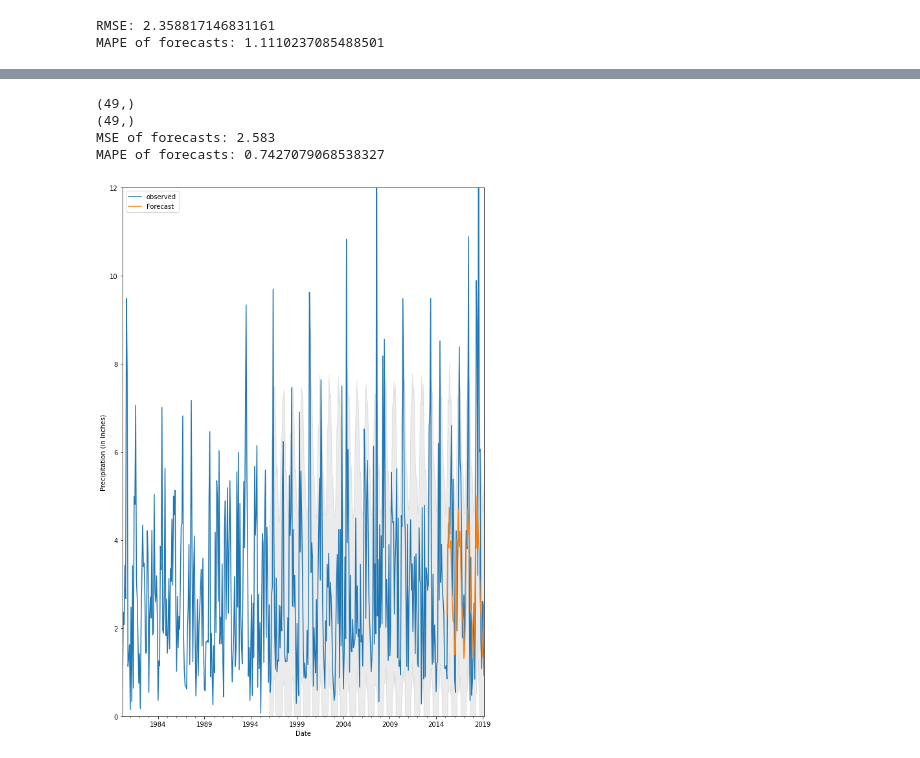
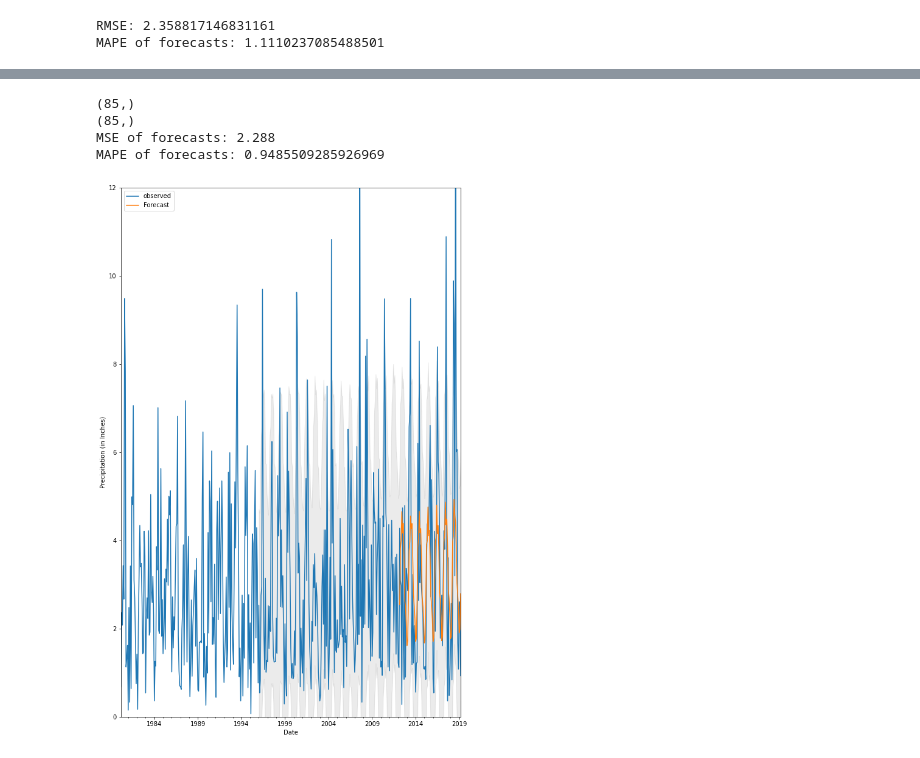
Before and after one commit to nathanasiou/weather-ML, a Jupyter notebook: model-SARIMA.ipynb, the cells around one changed output, grey strips where cells are left out. Drawn from its saved outputs; the diff is of its cells as text; code cells hidden in the pictures.

```diff
--- a/model-SARIMA.ipynb
+++ b/model-SARIMA.ipynb
@@ -75,7 +77,7 @@ from statsmodels.tsa.seasonal import seasonal_decompose
 result_add = seasonal_decompose(dprcp.PRCP[:], model = 'additive', extrapolate_trend = 'freq', freq = 91)
 
 # plot
-plt.rcParams.update({'figure.figsize': (10,15)})
-result_add.plot().suptitle('Additive Decompositiion')
+plt.rcParams.update({'figure.figsize': (10,18)})
+result_add.plot()
 # reasonably stable
 # %% [output]
@@ -168,7 +170,7 @@ SARIMA(1, 1, 1)x(1, 1, 1, 12)12 - AIC:5549.767815604442
 # %%
 import statsmodels.api as sm
 mod = sm.tsa.statespace.SARIMAX(one_step_df.PRCP_actual,
-                               order = (0,0,1),
+                               order = (0,1,1),
                                seasonal_order = (0,1,1,12),
                                enforce_stationarity = False,
                                enforce_inveribility = False)
@@ -331,32 +337,32 @@ MAPE of forecasts: 1.6035431148243746
 # %%
 # chunk 3
-pred3 = results.get_prediction(start=pd.to_datetime('2015-03-01'),end = pd.to_datetime('2019-03-01'), dynamic = False)
+pred3 = results.get_prediction(start=pd.to_datetime('2012-03-01'),end = pd.to_datetime('2019-03-01'), dynamic = False)
 pred3_ci = pred.conf_int()
 
 ax = one_step_df.PRCP_actual['1980-02-01':'2019-03-01'].plot(label='observed')
 pred3.predicted_mean.plot(ax=ax, label='Forecast')
 
 ax.fill_between(pred3_ci.index,
                pred3_ci.iloc[:,0],
                pred3_ci.iloc[:,1], color='k', alpha=.08)
 
 ax.set_xlabel('Date')
 ax.set_ylabel('Precipitation (in Inches)')
 plt.ylim([0,12])
 plt.xlim(['1980-03-01','2019-03-01'])
 plt.legend()
 
 y3_forecasted = pred3.predicted_mean
-y3_truth = one_step_df.PRCP_actual['2015-03-01':'2019-03-01']
+y3_truth = one_step_df.PRCP_actual['2012-03-01':'2019-03-01']
 print(y3_forecasted.shape)
 print(y3_truth.shape)
 mse = sqrt(MSE(y3_truth, y3_forecasted).mean())
 print('MSE of forecasts:',(round(mse,3)))
 mape = np.mean(np.abs(y3_forecasted - y3_truth)/np.abs(y3_truth))
 print('MAPE of forecasts:', mape)
 # %% [output]
-(49,)
-(49,)
-MSE of forecasts: 2.583
-MAPE of forecasts: 0.7427079068538327
+(85,)
+(85,)
+MSE of forecasts: 2.288
+MAPE of forecasts: 0.9485509285926969
-[figure, old version]
+[figure, new version]
```
Also changed, not shown: parts of 10 cells of this notebook, 3 other files.
